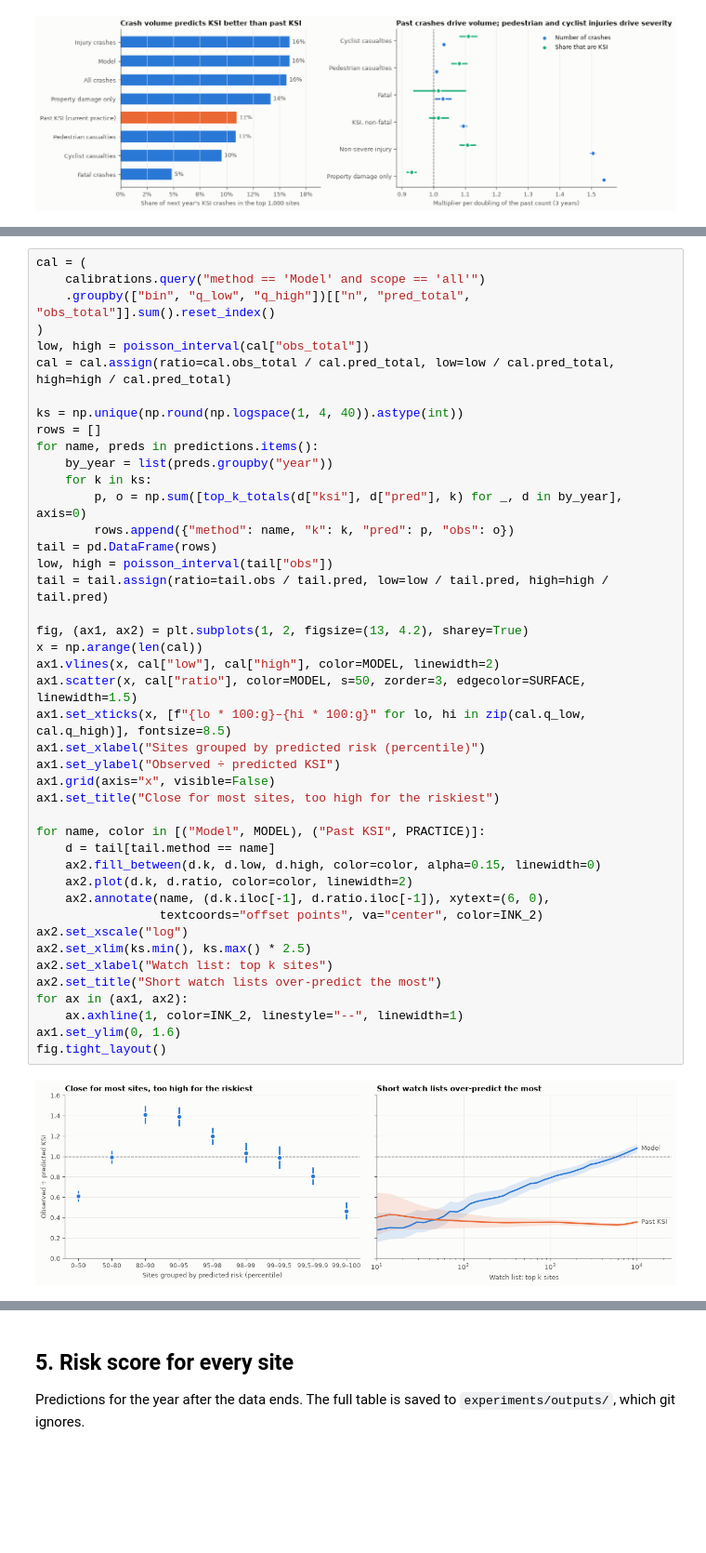
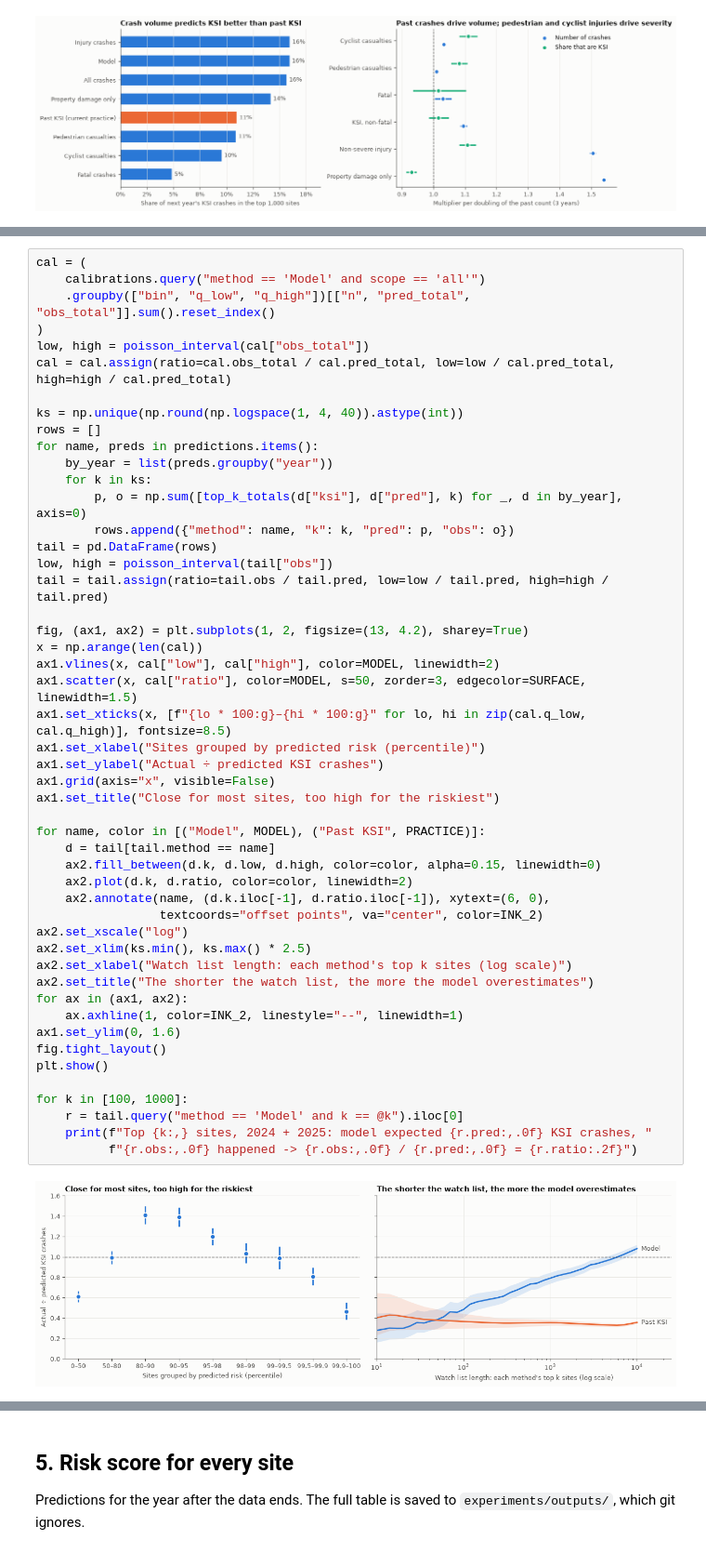
Before and after one commit to Group-7-Capstone/Group-7-Capstone, a Jupyter notebook: experiments/q1_ksi_risk.ipynb, the cells around one changed output, grey strips where cells are left out. Shown at 93% size. Cells and saved outputs as stored; diff of their text form; blank space fills up the shorter version.

```diff
--- a/experiments/q1_ksi_risk.ipynb
+++ b/experiments/q1_ksi_risk.ipynb
@@ -174,34 +179,40 @@ for name, preds in predictions.items():
     by_year = list(preds.groupby("year"))
     for k in ks:
         p, o = np.sum([top_k_totals(d["ksi"], d["pred"], k) for _, d in by_year], axis=0)
         rows.append({"method": name, "k": k, "pred": p, "obs": o})
 tail = pd.DataFrame(rows)
 low, high = poisson_interval(tail["obs"])
 tail = tail.assign(ratio=tail.obs / tail.pred, low=low / tail.pred, high=high / tail.pred)
 
 fig, (ax1, ax2) = plt.subplots(1, 2, figsize=(13, 4.2), sharey=True)
 x = np.arange(len(cal))
 ax1.vlines(x, cal["low"], cal["high"], color=MODEL, linewidth=2)
 ax1.scatter(x, cal["ratio"], color=MODEL, s=50, zorder=3, edgecolor=SURFACE, linewidth=1.5)
 ax1.set_xticks(x, [f"{lo * 100:g}–{hi * 100:g}" for lo, hi in zip(cal.q_low, cal.q_high)], fontsize=8.5)
 ax1.set_xlabel("Sites grouped by predicted risk (percentile)")
-ax1.set_ylabel("Observed ÷ predicted KSI")
+ax1.set_ylabel("Actual ÷ predicted KSI crashes")
 ax1.grid(axis="x", visible=False)
 ax1.set_title("Close for most sites, too high for the riskiest")
 
 for name, color in [("Model", MODEL), ("Past KSI", PRACTICE)]:
     d = tail[tail.method == name]
     ax2.fill_between(d.k, d.low, d.high, color=color, alpha=0.15, linewidth=0)
     ax2.plot(d.k, d.ratio, color=color, linewidth=2)
     ax2.annotate(name, (d.k.iloc[-1], d.ratio.iloc[-1]), xytext=(6, 0),
                  textcoords="offset points", va="center", color=INK_2)
 ax2.set_xscale("log")
 ax2.set_xlim(ks.min(), ks.max() * 2.5)
-ax2.set_xlabel("Watch list: top k sites")
-ax2.set_title("Short watch lists over-predict the most")
+ax2.set_xlabel("Watch list length: each method's top k sites (log scale)")
+ax2.set_title("The shorter the watch list, the more the model overestimates")
 for ax in (ax1, ax2):
     ax.axhline(1, color=INK_2, linestyle="--", linewidth=1)
 ax1.set_ylim(0, 1.6)
 fig.tight_layout()
+plt.show()
+
+for k in [100, 1000]:
+    r = tail.query("method == 'Model' and k == @k").iloc[0]
+    print(f"Top {k:,} sites, 2024 + 2025: model expected {r.pred:,.0f} KSI crashes, "
+          f"{r.obs:,.0f} happened -> {r.obs:,.0f} / {r.pred:,.0f} = {r.ratio:.2f}")
 # %% [output]
-[figure, old version]
+[figure, new version]
```
Also changed, not shown: parts of 7 cells of this notebook.
